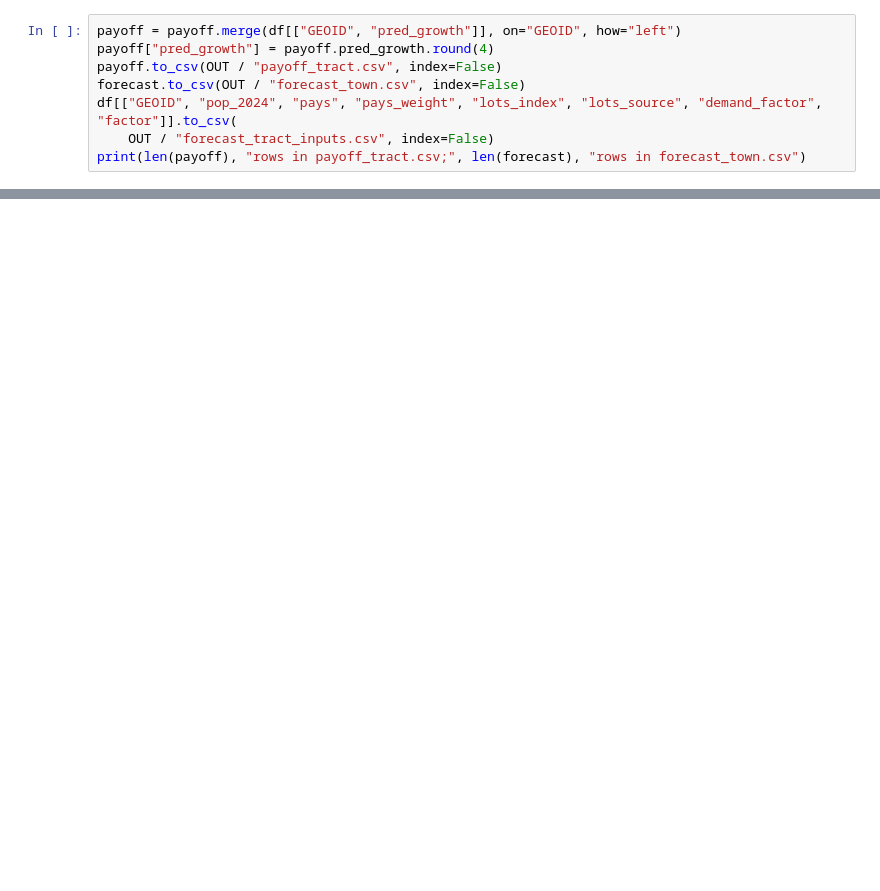
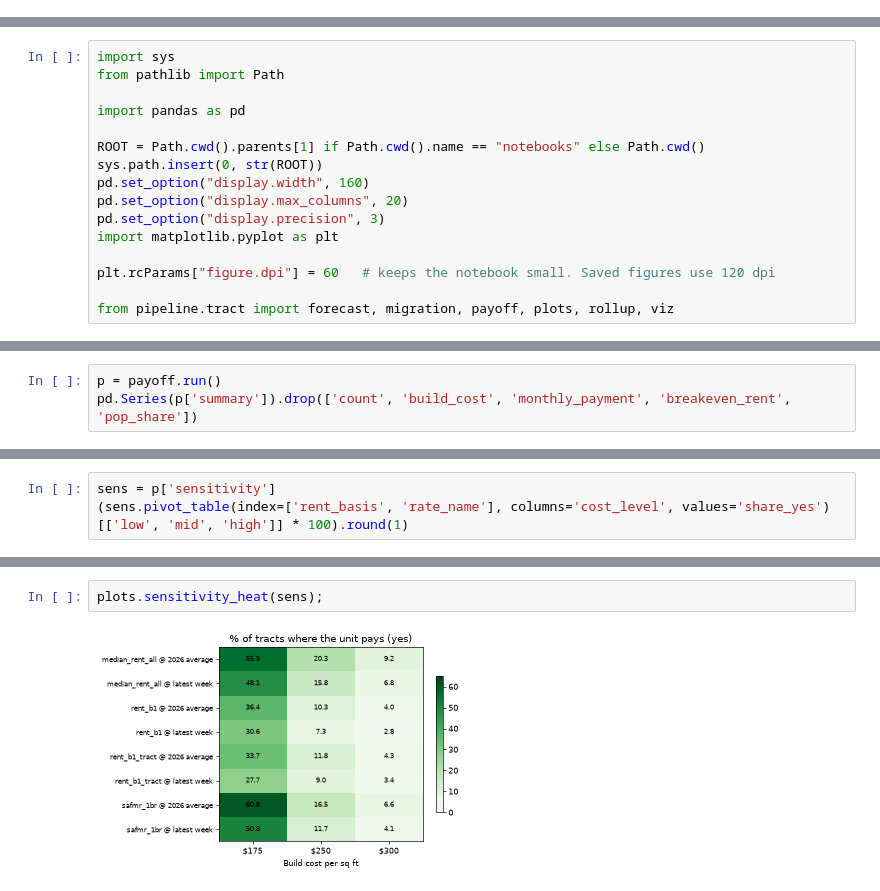
Before and after one commit to yezhanggg/YZ-MUSA-FINAL, a Jupyter notebook: musa5500/notebooks/04_payoff_forecast.ipynb, the cells around one changed output, grey strips where cells are left out. Cells and saved outputs as stored; diff of their text form; blank space fills up the shorter version.

```diff
--- a/musa5500/notebooks/04_payoff_forecast.ipynb
+++ b/musa5500/notebooks/04_payoff_forecast.ipynb
@@ -579,8 +0,0 @@ fig.savefig(FIG / "04_forecast_map.png", dpi=150)
-# %%
-payoff = payoff.merge(df[["GEOID", "pred_growth"]], on="GEOID", how="left")
-payoff["pred_growth"] = payoff.pred_growth.round(4)
-payoff.to_csv(OUT / "payoff_tract.csv", index=False)
-forecast.to_csv(OUT / "forecast_town.csv", index=False)
-df[["GEOID", "pop_2024", "pays", "pays_weight", "lots_index", "lots_source", "demand_factor", "factor"]].to_csv(
-    OUT / "forecast_tract_inputs.csv", index=False)
-print(len(payoff), "rows in payoff_tract.csv;", len(forecast), "rows in forecast_town.csv")
@@ -588,0 +7,16 @@ print(len(payoff), "rows in payoff_tract.csv;", len(forecast), "rows in forecast
+# %%
+import sys
+from pathlib import Path
+
+import pandas as pd
+
+ROOT = Path.cwd().parents[1] if Path.cwd().name == "notebooks" else Path.cwd()
+sys.path.insert(0, str(ROOT))
+pd.set_option("display.width", 160)
+pd.set_option("display.max_columns", 20)
+pd.set_option("display.precision", 3)
+import matplotlib.pyplot as plt
+
+plt.rcParams["figure.dpi"] = 60   # keeps the notebook small. Saved figures use 120 dpi
+
+from pipeline.tract import forecast, migration, payoff, plots, rollup, viz
@@ -588,0 +30,3 @@ print(len(payoff), "rows in payoff_tract.csv;", len(forecast), "rows in forecast
+# %%
+p = payoff.run()
+pd.Series(p['summary']).drop(['count', 'build_cost', 'monthly_payment', 'breakeven_rent', 'pop_share'])
@@ -588,0 +72,3 @@ print(len(payoff), "rows in payoff_tract.csv;", len(forecast), "rows in forecast
+# %%
+sens = p['sensitivity']
+(sens.pivot_table(index=['rent_basis', 'rate_name'], columns='cost_level', values='share_yes')[['low', 'mid', 'high']] * 100).round(1)
@@ -588,0 +86,4 @@ print(len(payoff), "rows in payoff_tract.csv;", len(forecast), "rows in forecast
+# %%
+plots.sensitivity_heat(sens);
+# %% [output]
+[figure, added]
```
Also changed, not shown: parts of 73 cells of this notebook, 20 other files.
